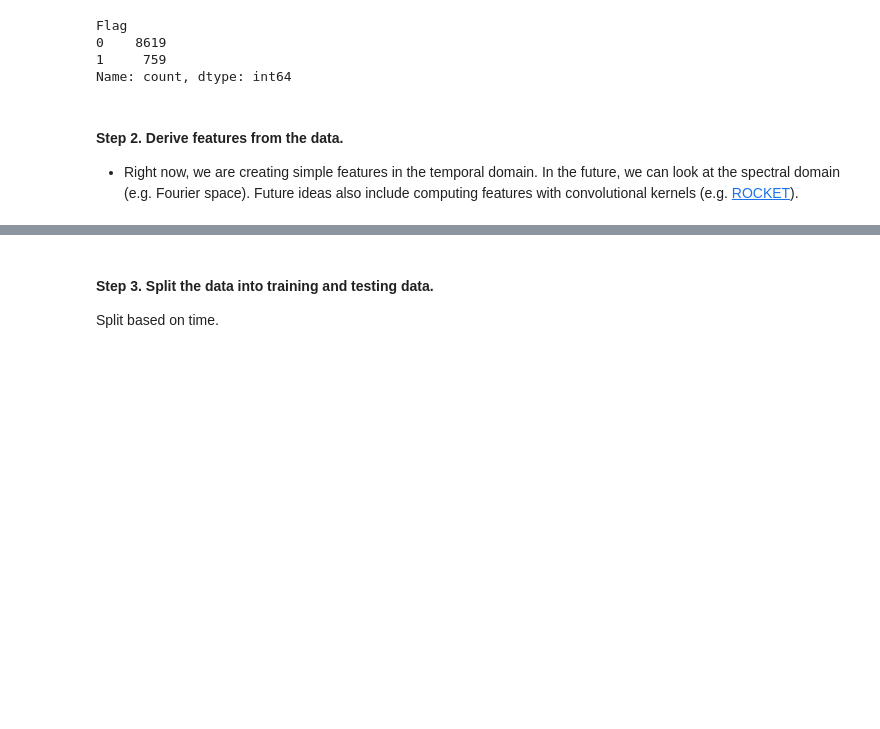
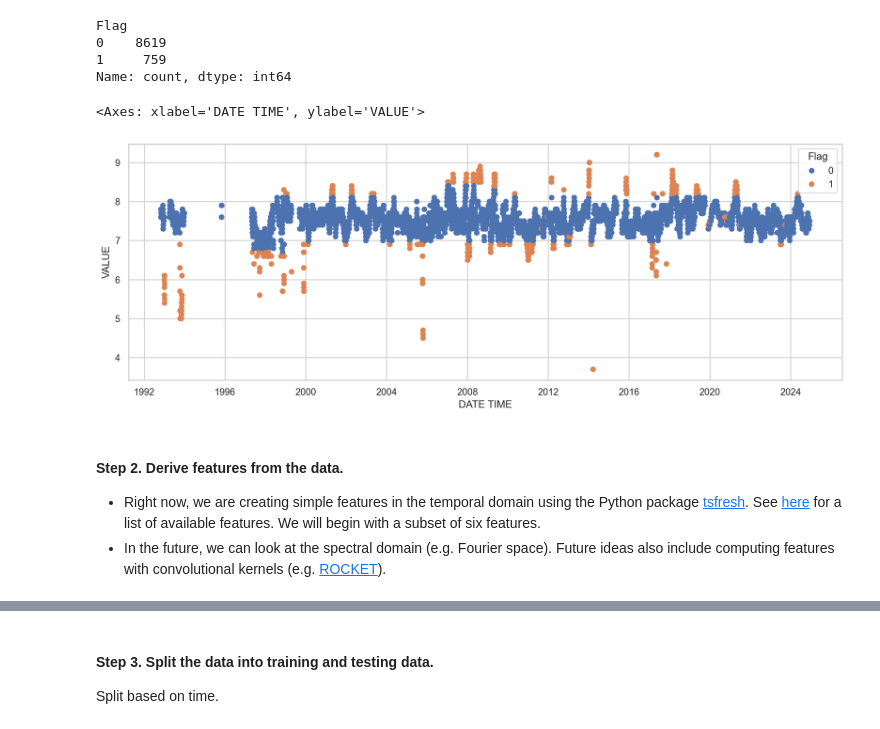
Before and after one commit to DWR-QA-Program/caldata-dsa-outlier-tool, a Jupyter notebook: dwr/dwr.ipynb, the cells around one changed output, grey strips where cells are left out. Saved outputs shown, nothing was run; the diff lists cells and outputs as text; code cells hidden in the pictures; blank space fills up the shorter version.

Commit message:
finished kNN model + plots

```diff
--- a/dwr/dwr.ipynb
+++ b/dwr/dwr.ipynb
@@ -154,10 +157,19 @@ Flag
 0    8619
 1     759
 Name: count, dtype: int64
+# %%
+sns.set_theme(style="whitegrid")
+fig, ax = plt.subplots(figsize=(15,5))
+sns.scatterplot(df_clean, x='DATE TIME', y='VALUE', hue='Flag', edgecolor=None)
+#fig.savefig('initialdataset.png', dpi=300, transparent=True, bbox_inches='tight')
+# %% [output]
+<Axes: xlabel='DATE TIME', ylabel='VALUE'>
+[figure, added]
 # %% [markdown]
 #### Step 2. Derive features from the data.
 
-* Right now, we are creating simple features in the temporal domain. In the future, we can look at the spectral domain (e.g. Fourier space). Future ideas also include computing features with convolutional kernels (e.g. [ROCKET](https://www.aeon-toolkit.org/en/stable/examples/transformations/rocket.html)).
+* Right now, we are creating simple features in the temporal domain using the Python package [tsfresh](https://tsfresh.readthedocs.io/en/latest/). See [here](https://tsfresh.readthedocs.io/en/latest/text/list_of_features.html) for a list of available features. We will begin with a subset of six features.
+* In the future, we can look at the spectral domain (e.g. Fourier space). Future ideas also include computing features with convolutional kernels (e.g. [ROCKET](https://www.aeon-toolkit.org/en/stable/examples/transformations/rocket.html)).
 # %%
 # Create a one-week rolling time window
 one_week = pd.Timedelta('7 days')
```
Also changed, not shown: parts of 27 cells of this notebook.
